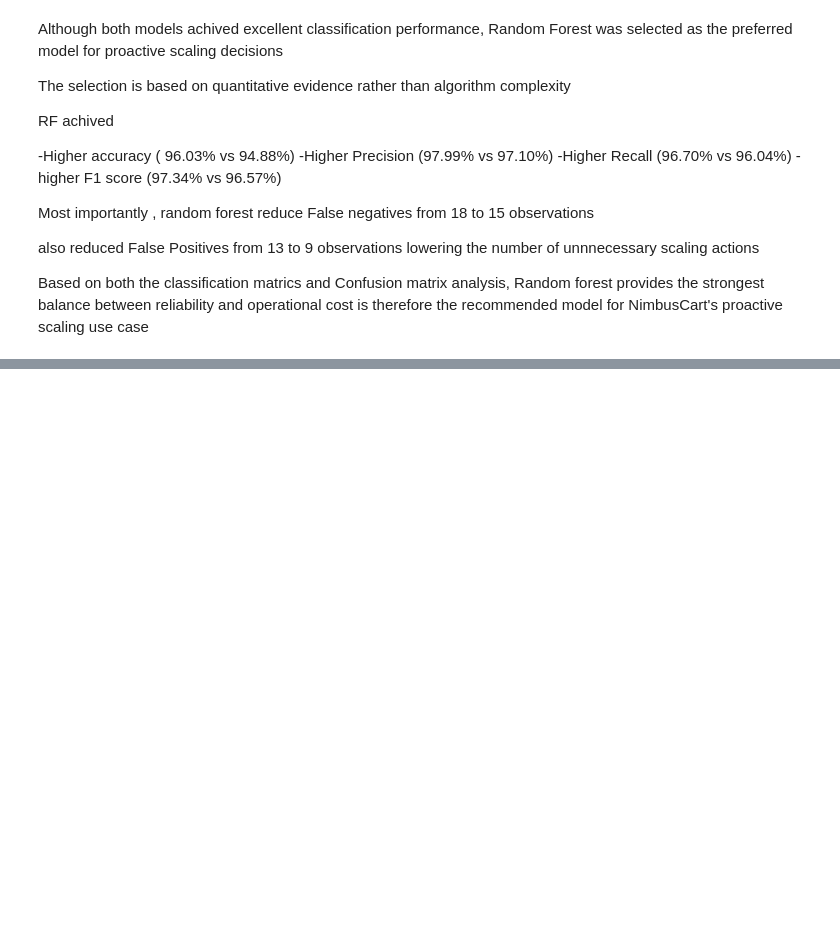
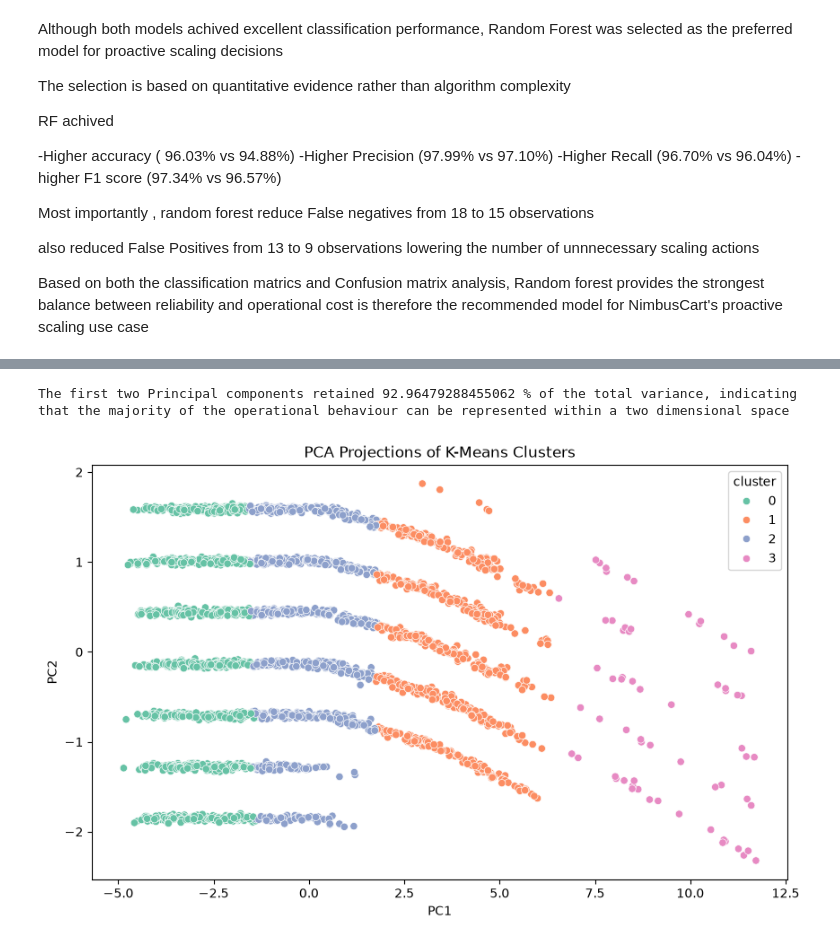
Before and after one commit to NiharikaKrishna-DS/ecommerce-infrastructure-scaling, a Jupyter notebook: ecommerce_infrastructure_scaling_analysis.ipynb, the cells around one changed output, grey strips where cells are left out. Cells and saved outputs as stored; diff of their text form; code cells hidden in the pictures; blank space fills up the shorter version.

```diff
--- a/ecommerce_infrastructure_scaling_analysis.ipynb
+++ b/ecommerce_infrastructure_scaling_analysis.ipynb
@@ -1018,0 +1119,3 @@ Based on both the classification matrics and Confusion matrix analysis, Random f
+# %%
+df_cluster = scaling_log_ml[cluster_features].copy()
+df_cluster['clusters'] = cluster_labels
@@ -1018,0 +1364,45 @@ Based on both the classification matrics and Confusion matrix analysis, Random f
+# %%
+from sklearn.decomposition import PCA
+
+pca = PCA(
+    n_components=2
+)
+
+pca_result = pca.fit_transform(
+    x_cluster
+)
+# %%
+df_pca = pd.DataFrame(
+    pca_result,
+    columns=[
+        'PC1',
+        'PC2'
+    ]
+)
+
+df_pca['cluster'] = df_cluster['clusters']
+# %%
+retained_info= pca.explained_variance_ratio_.sum()
+print(f"The first two Principal components retained {(retained_info*100)} % of the total variance, indicating that the majority of the operational behaviour can be represented within a two dimensional space")
+# %% [output]
+The first two Principal components retained 92.96479288455062 % of the total variance, indicating that the majority of the operational behaviour can be represented within a two dimensional space
+# %%
+plt.figure(figsize=(10,6))
+
+sns.scatterplot(
+    data = df_pca,
+    x='PC1',
+    y='PC2',
+    hue='cluster',
+    palette = 'Set2'
+)
+
+plt.title(
+    "PCA Projections of K-Means Clusters"
+)
+
+plt.savefig(r"D:\Projects\ecommerce-infrastructure-scaling\outputs\tasks7\pca_clusters.png",bbox_inches='tight')
+
+plt.show()
+# %% [output]
+[figure, added]
```
Also changed, not shown: parts of 42 cells of this notebook, 7 other files.
